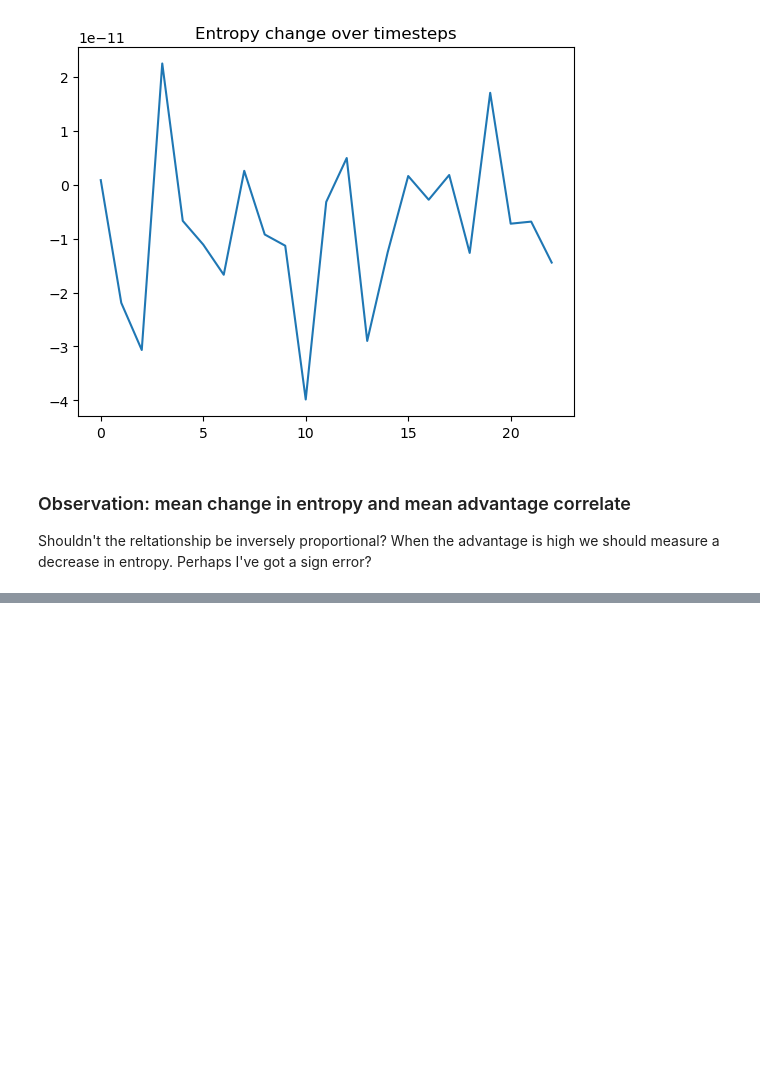
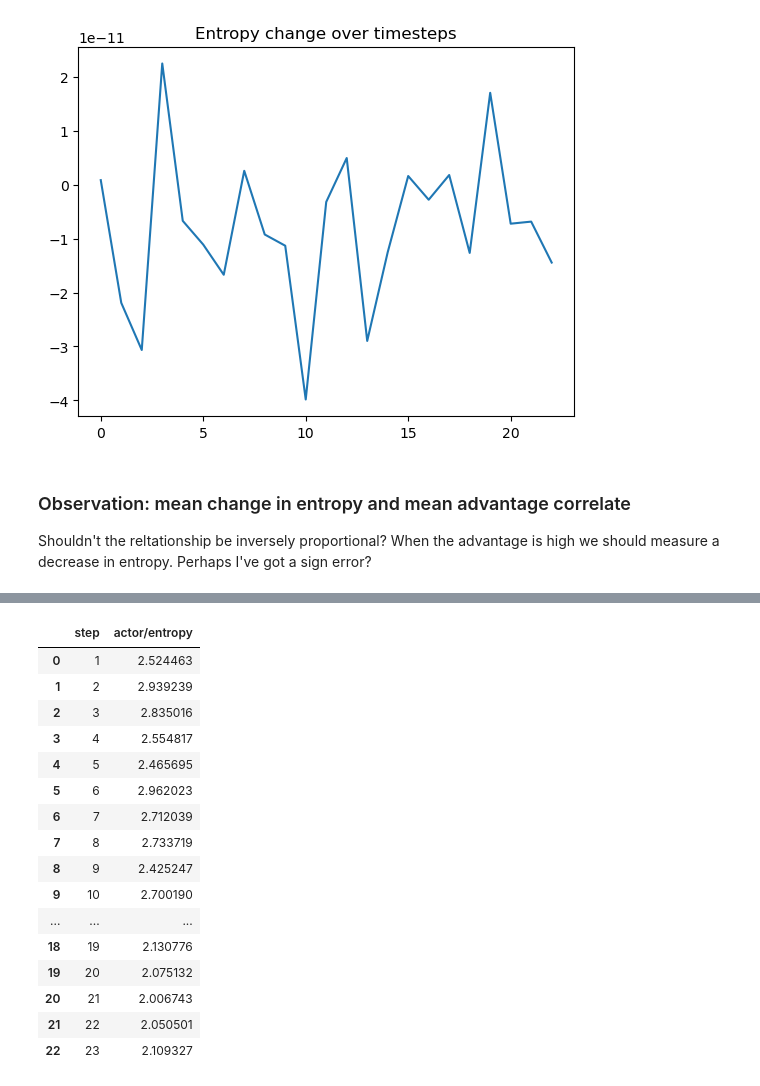
Before and after one commit to brendel-group/verl, a Jupyter notebook: workspace/plots/entropy_analysis.ipynb, the cells around one changed output, grey strips where cells are left out. Cells and saved outputs as stored; diff of their text form; code cells hidden in the pictures; blank space fills up the shorter version.

```diff
--- a/workspace/plots/entropy_analysis.ipynb
+++ b/workspace/plots/entropy_analysis.ipynb
@@ -57,0 +45,20 @@ Shouldn't the reltationship be inversely proportional? When the advantage is hig
+# %%
+metrics[['step', 'actor/entropy']]
+# %% [output]
+|  | step | actor/entropy |
+| 0 | 1 | 2.524463 |
+| 1 | 2 | 2.939239 |
+| 2 | 3 | 2.835016 |
+| 3 | 4 | 2.554817 |
+| 4 | 5 | 2.465695 |
+| 5 | 6 | 2.962023 |
+| 6 | 7 | 2.712039 |
+| 7 | 8 | 2.733719 |
+| 8 | 9 | 2.425247 |
+| 9 | 10 | 2.700190 |
+| ... | ... | ... |
+| 18 | 19 | 2.130776 |
+| 19 | 20 | 2.075132 |
+| 20 | 21 | 2.006743 |
+| 21 | 22 | 2.050501 |
+| 22 | 23 | 2.109327 |
```
Also changed, not shown: parts of 20 cells of this notebook, 6 other files.
